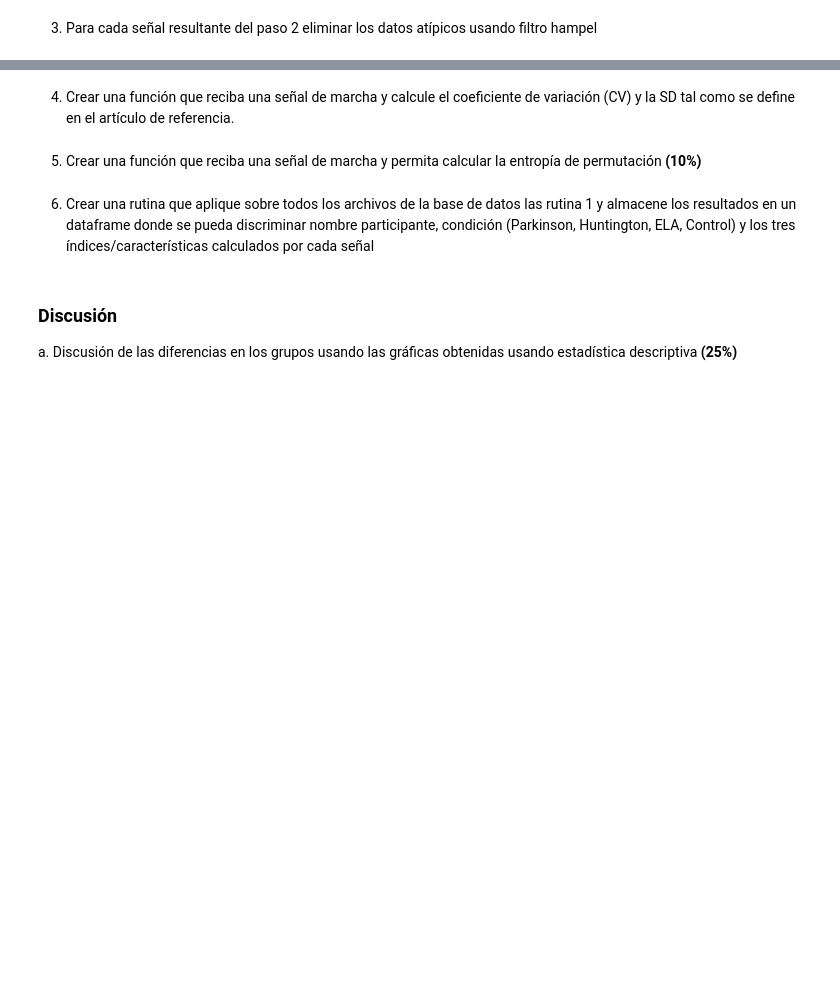
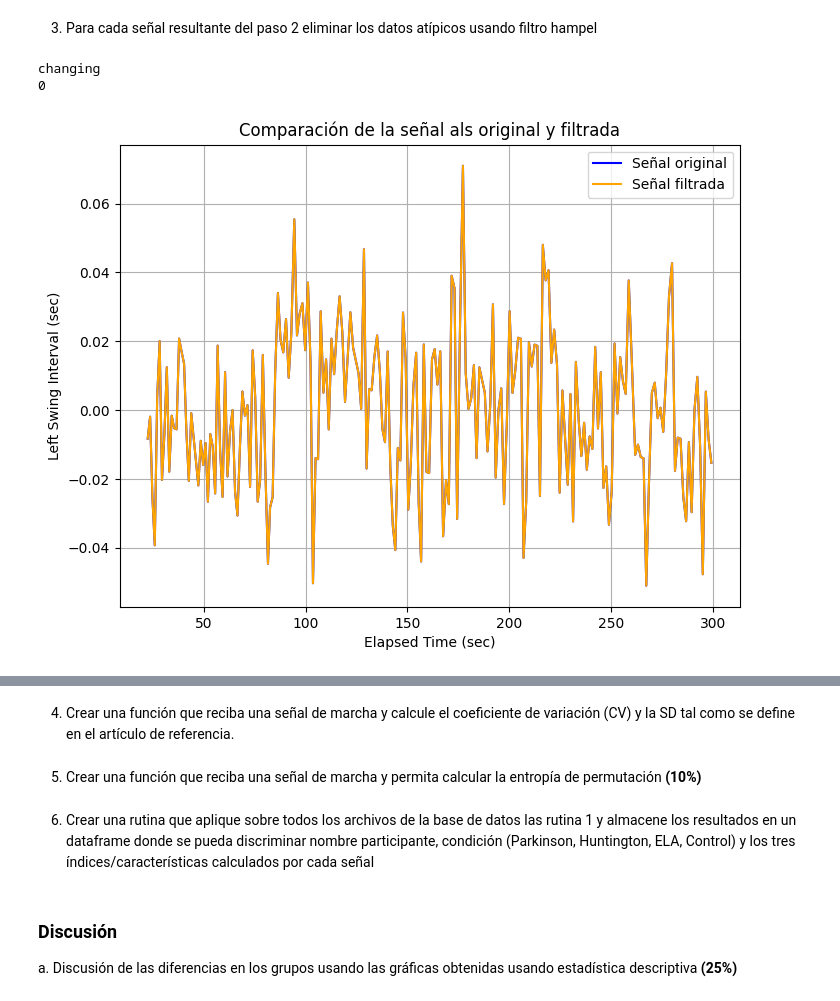
Before and after one commit to NataliaArenasP20/LaboratorioBiosenales, a Jupyter notebook: Proyecto_1/Proyecto1_NataliaArenas_DanielTamayo.ipynb, the cells around one changed output, grey strips where cells are left out. Drawn from its saved outputs; the diff is of its cells as text; code cells hidden in the pictures; blank space fills up the shorter version.

Commit message:
Avance filtro

```diff
--- a/Proyecto_1/Proyecto1_NataliaArenas_DanielTamayo.ipynb
+++ b/Proyecto_1/Proyecto1_NataliaArenas_DanielTamayo.ipynb
@@ -245,0 +258,48 @@ plt.show()
+# %%
+def hampelfilter(wk, K, FilterParms):
+    """
+    Procedure to implement the Hampel filter
+    """
+    #
+    Thresh = FilterParms[0]
+    ctr = wk#[K]
+    ref = np.median(wk)
+
+    AbsDev = abs(wk - ref)
+    MAD = 1.4826 * np.median(AbsDev)
+    TestVal = abs(ctr - ref)
+    #if TestVal > Thresh * MAD:
+    yk = ctr
+
+    print("changing");
+    numero = np.sum((TestVal > Thresh * MAD)==True)
+    print(numero)
+
+    yk[TestVal > Thresh * MAD] = ref
+
+
+    return yk
+# %%
+#Filtro para datos als
+tiempoals = datos_als['Elapsed Time (sec)'].values
+lsials = signal.detrend(datos_als['Left Swing Interval (sec)'].values)
+lsi_filtrada = hampelfilter(lsials, 3, [6])
+
+plt.figure(figsize=(8,6))
+
+# Graficar la señal original
+plt.plot(tiempoals, lsials, label='Señal original', color='blue')
+
+# Graficar la señal filtrada
+plt.plot(tiempoals, lsi_filtrada, label='Señal filtrada', color='orange')
+
+plt.title('Comparación de la señal als original y filtrada')
+plt.xlabel('Elapsed Time (sec)')
+plt.ylabel('Left Swing Interval (sec)')
+plt.grid()
+plt.legend()
+plt.show()
+# %% [output]
+changing
+0
+[figure, added]
```
Also changed, not shown: parts of 21 cells of this notebook.
